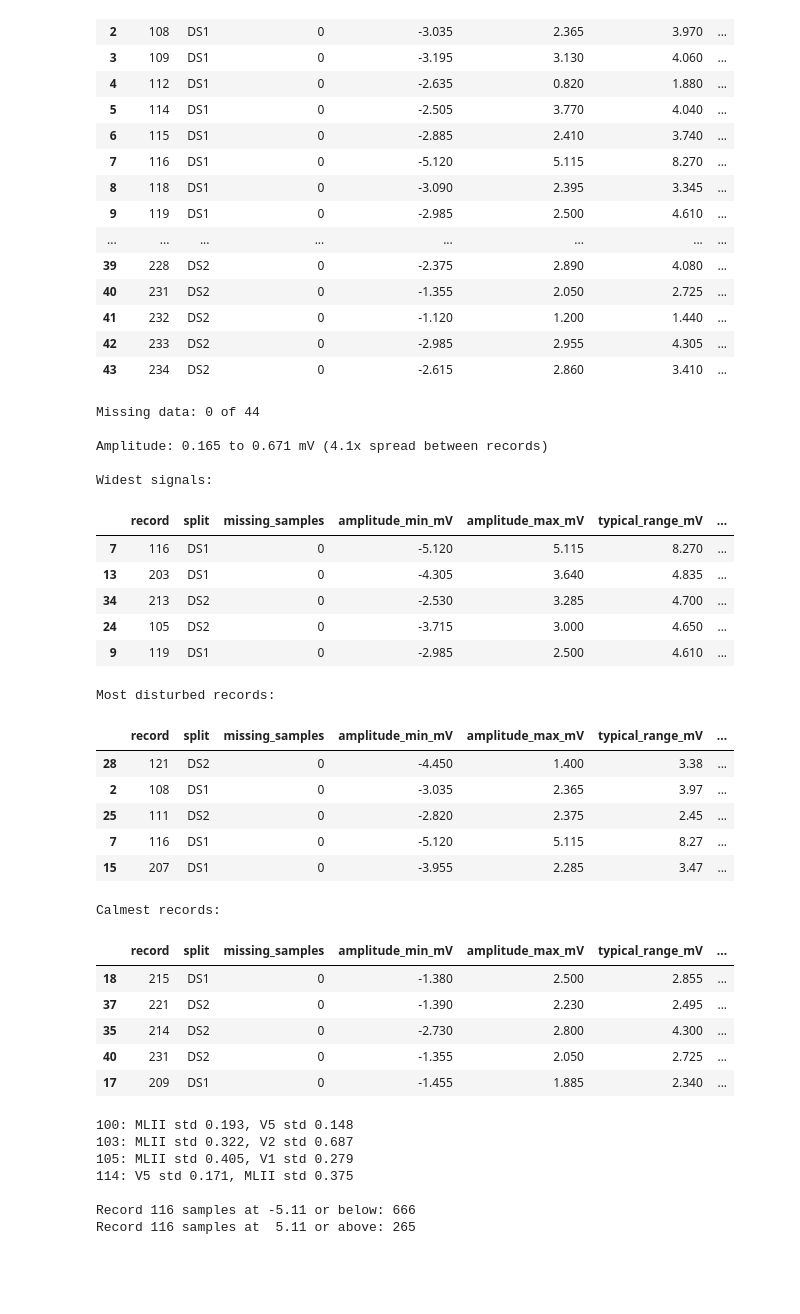
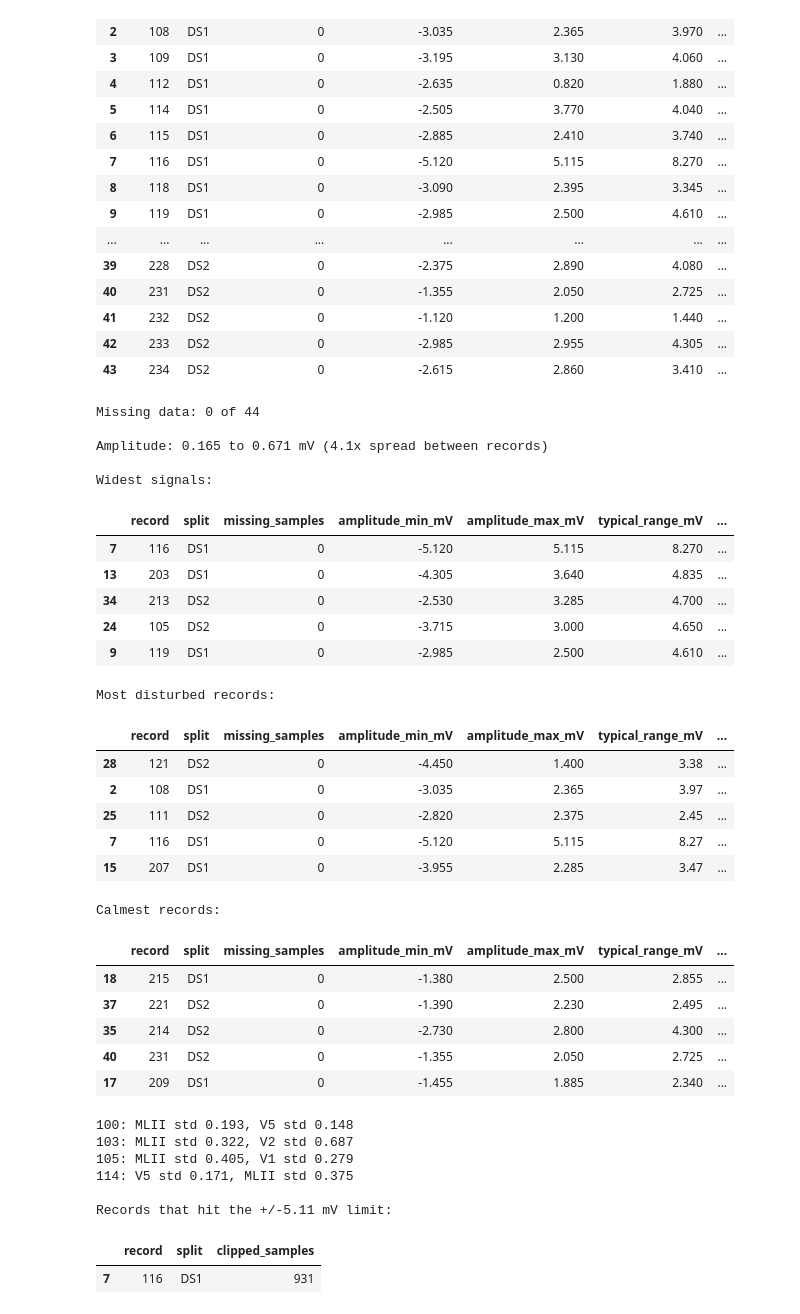
Before and after one commit to P4FFos/ecg-heartbeat-classification, a Jupyter notebook: notebooks/notebooks.ipynb, the cells around one changed output. Saved outputs shown, nothing was run; the diff lists cells and outputs as text; code cells hidden in the pictures; blank space fills up the shorter version.

```diff
--- a/notebooks/notebooks.ipynb
+++ b/notebooks/notebooks.ipynb
@@ -313,6 +451,4 @@ Beats kept: DS1=51013  DS2=49705
 # %%
-import numpy as np
-
 # 10 s = 3600 samples at 360 Hz. Long enough to hold several beats, short
 # enough that a noisy stretch is not diluted by the whole recording
 WINDOW_SECONDS = 10
@@ -349,12 +485,14 @@ def collect_signal_quality(records, split_name):
                 "amplitude_min_mV": round(float(signal.min()), 3),
                 "amplitude_max_mV": round(float(signal.max()), 3),
                 # 99.9th minus 0.1st percentile: the range the signal
-                # actually occupies, ignoring isolated spikes.
+                # actually occupies, ignoring isolated spikes
                 "typical_range_mV": round(high - low, 3),
                 "amplitude_std_mV": round(float(signal.std()), 3),
                 "disturbance_ratio": round(
                     float(window_std.max()) / float(np.median(window_std)), 2
                 ),
+                # MIT-BIH is 11-bit over about +/-5.11 mV. Samples at that limit mean the amplifier saturated
+                "clipped_samples": int((np.abs(signal) >= 5.11).sum()),
             }
         )
     return rows
@@ -421,40 +559,43 @@ for record_id in ["100", "103", "105", "114"]:
     )
 
 # Corrupted segments
-record = wfdb.rdrecord(str(MITDB / "116"))
-x = record.p_signal[:, 0]
-print("\nRecord 116 samples at -5.11 or below:", (x <= -5.11).sum())
-print("Record 116 samples at 5.11 or above:", (x >= 5.11).sum())
+print("\nRecords that hit the +/-5.11 mV limit:")
+clipped = signal_quality[signal_quality["clipped_samples"] > 0]
+if len(clipped) == 0:
+    print("  none")
+else:
+    display(clipped[["record", "split", "clipped_samples"]])
 # %% [output]
 Missing data: 0 of 44
 
 Amplitude: 0.165 to 0.671 mV (4.1x spread between records)
 
 Widest signals:
 |  | record | split | missing_samples | amplitude_min_mV | amplitude_max_mV | typical_range_mV | ... |
 | 7 | 116 | DS1 | 0 | -5.120 | 5.115 | 8.270 | ... |
 | 13 | 203 | DS1 | 0 | -4.305 | 3.640 | 4.835 | ... |
 | 34 | 213 | DS2 | 0 | -2.530 | 3.285 | 4.700 | ... |
 | 24 | 105 | DS2 | 0 | -3.715 | 3.000 | 4.650 | ... |
 | 9 | 119 | DS1 | 0 | -2.985 | 2.500 | 4.610 | ... |
 Most disturbed records:
 |  | record | split | missing_samples | amplitude_min_mV | amplitude_max_mV | typical_range_mV | ... |
 | 28 | 121 | DS2 | 0 | -4.450 | 1.400 | 3.38 | ... |
 | 2 | 108 | DS1 | 0 | -3.035 | 2.365 | 3.97 | ... |
 | 25 | 111 | DS2 | 0 | -2.820 | 2.375 | 2.45 | ... |
 | 7 | 116 | DS1 | 0 | -5.120 | 5.115 | 8.27 | ... |
 | 15 | 207 | DS1 | 0 | -3.955 | 2.285 | 3.47 | ... |
 Calmest records:
 |  | record | split | missing_samples | amplitude_min_mV | amplitude_max_mV | typical_range_mV | ... |
 | 18 | 215 | DS1 | 0 | -1.380 | 2.500 | 2.855 | ... |
 | 37 | 221 | DS2 | 0 | -1.390 | 2.230 | 2.495 | ... |
 | 35 | 214 | DS2 | 0 | -2.730 | 2.800 | 4.300 | ... |
 | 40 | 231 | DS2 | 0 | -1.355 | 2.050 | 2.725 | ... |
 | 17 | 209 | DS1 | 0 | -1.455 | 1.885 | 2.340 | ... |
 100: MLII std 0.193, V5 std 0.148
 103: MLII std 0.322, V2 std 0.687
 105: MLII std 0.405, V1 std 0.279
 114: V5 std 0.171, MLII std 0.375
 
-Record 116 samples at -5.11 or below: 666
-Record 116 samples at  5.11 or above: 265
+Records that hit the +/-5.11 mV limit:
+|  | record | split | clipped_samples |
+| 7 | 116 | DS1 | 931 |
```
Also changed, not shown: parts of 7 cells of this notebook, 2 other files.
